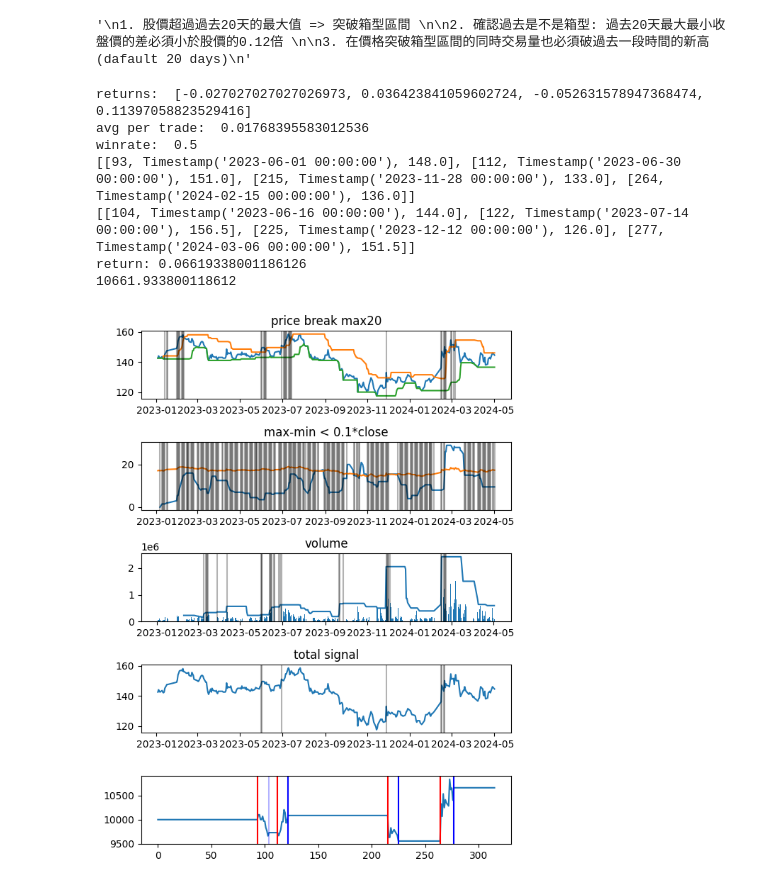
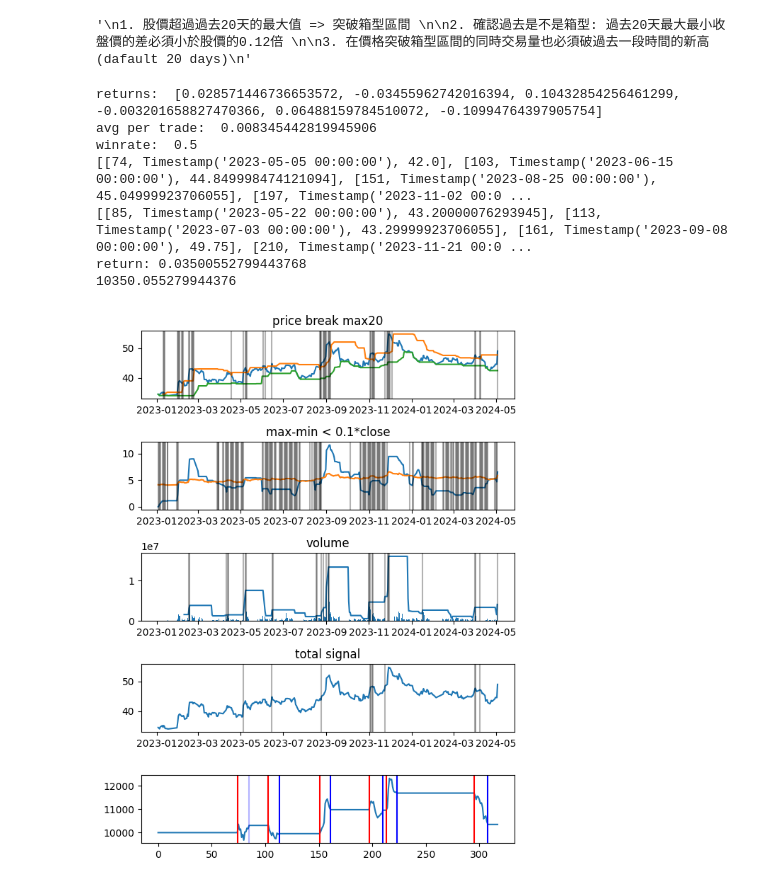
Before and after one commit to tsungyou/Money, a Jupyter notebook: tw-stock-screener/strategy-2-VPS1_BB_MM12/reasearch_strat2_box_break.ipynb, the cells around one changed output. Drawn from its saved outputs; the diff is of its cells as text; code cells hidden in the pictures.

Commit message:
strat

```diff
--- a/tw-stock-screener/strategy-2-VPS1_BB_MM12/reasearch_strat2_box_break.ipynb
+++ b/tw-stock-screener/strategy-2-VPS1_BB_MM12/reasearch_strat2_box_break.ipynb
@@ -171,16 +171,16 @@ return: 0.13053717949376087
 # %%
 from functions import plotting_strat2
 # %%
-df = plotting_strat2("5306.TW", start='2023-01-01', holding_days=10)
+df = plotting_strat2("6173.TWO", start='2023-01-01', holding_days=10)
 # %% [output]
-returns:  [-0.027027027027026973, 0.036423841059602724, -0.052631578947368474, 0.11397058823529416]
-avg per trade:  0.01768395583012536
+returns:  [0.028571446736653572, -0.03455962742016394, 0.10432854256461299, -0.003201658827470366, 0.06488159784510072, -0.10994764397905754]
+avg per trade:  0.008345442819945906
 winrate:  0.5
-[[93, Timestamp('2023-06-01 00:00:00'), 148.0], [112, Timestamp('2023-06-30 00:00:00'), 151.0], [215, Timestamp('2023-11-28 00:00:00'), 133.0], [264, Timestamp('2024-02-15 00:00:00'), 136.0]]
-[[104, Timestamp('2023-06-16 00:00:00'), 144.0], [122, Timestamp('2023-07-14 00:00:00'), 156.5], [225, Timestamp('2023-12-12 00:00:00'), 126.0], [277, Timestamp('2024-03-06 00:00:00'), 151.5]]
-return: 0.06619338001186126
-10661.933800118612
+[[74, Timestamp('2023-05-05 00:00:00'), 42.0], [103, Timestamp('2023-06-15 00:00:00'), 44.849998474121094], [151, Timestamp('2023-08-25 00:00:00'), 45.04999923706055], [197, Timestamp('2023-11-02 00:0 ...
+[[85, Timestamp('2023-05-22 00:00:00'), 43.20000076293945], [113, Timestamp('2023-07-03 00:00:00'), 43.29999923706055], [161, Timestamp('2023-09-08 00:00:00'), 49.75], [210, Timestamp('2023-11-21 00:0 ...
+return: 0.03500552799443768
+10350.055279944376
-[figure, old version]
+[figure, new version]
 # %%
 9914, 9904, 1432
 運動休閒底部:
```
Also changed, not shown: 1 other file.
